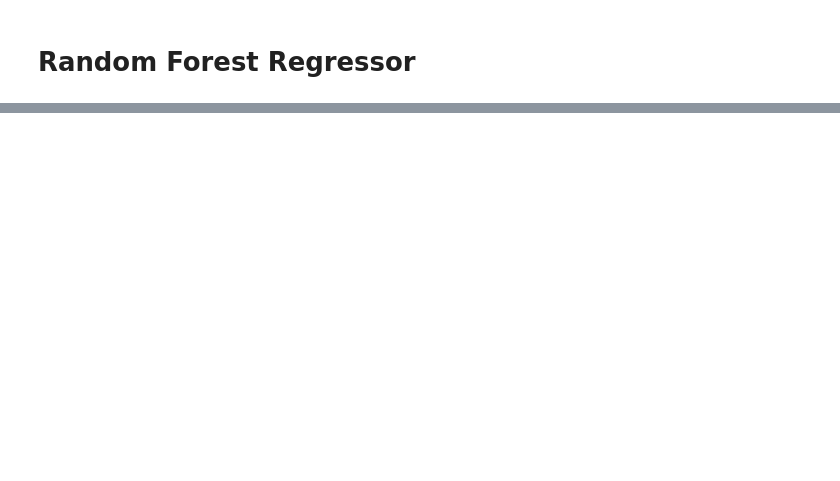
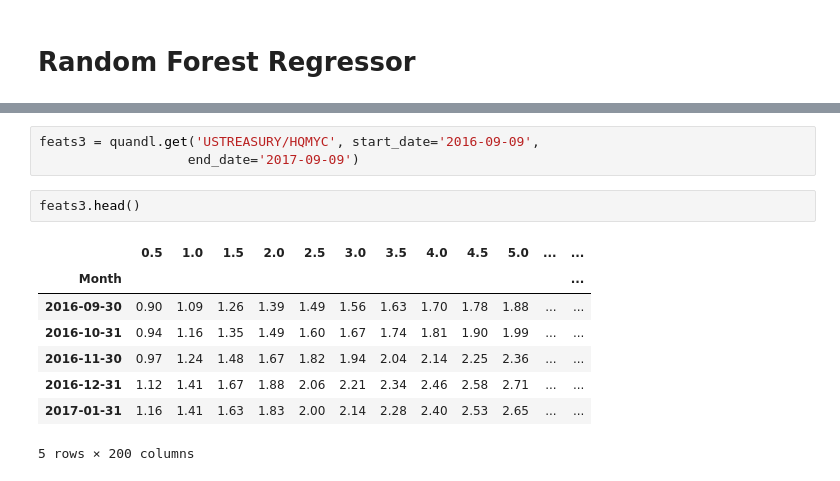
Before and after one commit to arkilic/notebooks, a Jupyter notebook: Simple Regression Pipeline.ipynb, the cells around one changed output, grey strips where cells are left out. Cells and saved outputs as stored; diff of their text form; blank space fills up the shorter version.

```diff
--- a/Simple Regression Pipeline.ipynb
+++ b/Simple Regression Pipeline.ipynb
@@ -238,0 +244,14 @@ regr.score(X_test, y_test)
+# %%
+feats3 = quandl.get('USTREASURY/HQMYC', start_date='2016-09-09',
+                   end_date='2017-09-09')
+# %%
+feats3.head()
+# %% [output]
+|  | 0.5 | 1.0 | 1.5 | 2.0 | 2.5 | 3.0 | 3.5 | 4.0 | 4.5 | 5.0 | ... | ... |
+| Month |  |  |  |  |  |  |  |  |  |  |  | ... |
+| 2016-09-30 | 0.90 | 1.09 | 1.26 | 1.39 | 1.49 | 1.56 | 1.63 | 1.70 | 1.78 | 1.88 | ... | ... |
+| 2016-10-31 | 0.94 | 1.16 | 1.35 | 1.49 | 1.60 | 1.67 | 1.74 | 1.81 | 1.90 | 1.99 | ... | ... |
+| 2016-11-30 | 0.97 | 1.24 | 1.48 | 1.67 | 1.82 | 1.94 | 2.04 | 2.14 | 2.25 | 2.36 | ... | ... |
+| 2016-12-31 | 1.12 | 1.41 | 1.67 | 1.88 | 2.06 | 2.21 | 2.34 | 2.46 | 2.58 | 2.71 | ... | ... |
+| 2017-01-31 | 1.16 | 1.41 | 1.63 | 1.83 | 2.00 | 2.14 | 2.28 | 2.40 | 2.53 | 2.65 | ... | ... |
+5 rows × 200 columns
```
Also changed, not shown: parts of 25 cells of this notebook.
